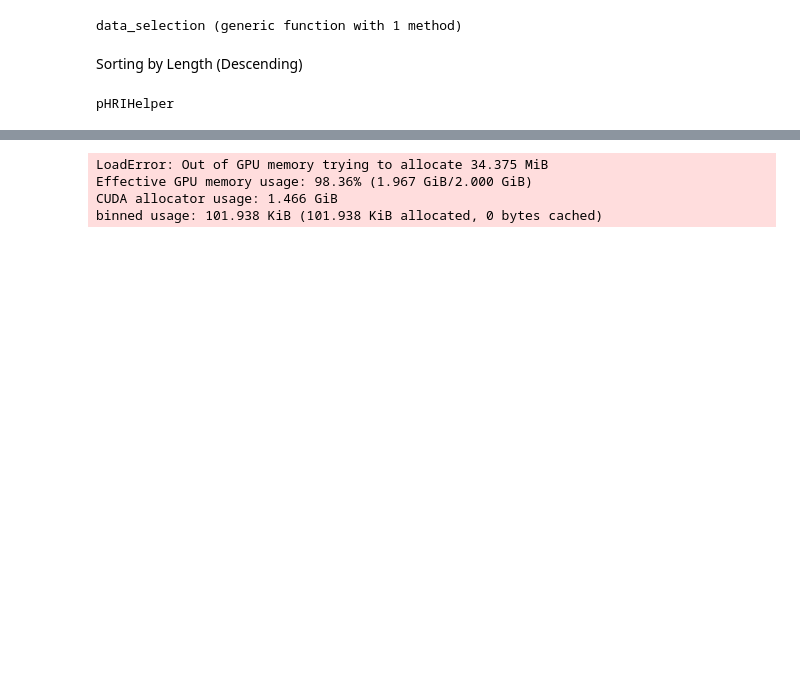
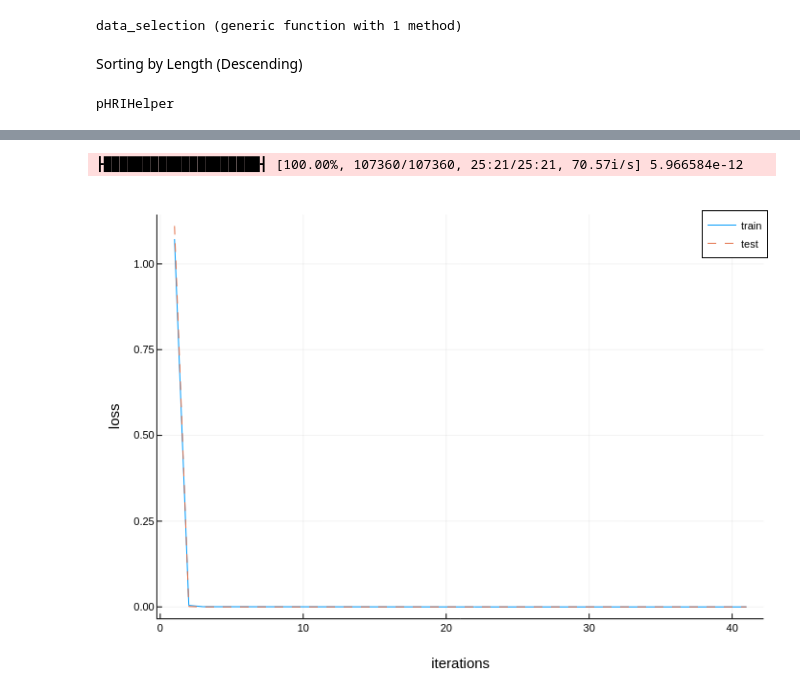
Before and after one commit to berkguler/comp541, a Jupyter notebook: v1_3.ipynb, the cells around one changed output, grey strips where cells are left out. Drawn from its saved outputs; the diff is of its cells as text; code cells hidden in the pictures; blank space fills up the shorter version.

```diff
--- a/v1_3.ipynb
+++ b/v1_3.ipynb
@@ -194,7 +227,7 @@ end
 
 function pHRITrainer(input_size, hidden_size, output_size, atype=array_type)
     hidden_input = Hidden(input_size,hidden_size)
-    rnn = RNN(hidden_size,hidden_size; numLayers=2,rnnType=:lstm);
+    rnn = RNN(hidden_size,hidden_size; numLayers=3,rnnType=:lstm);
     hidden = Linear(hidden_size,output_size)
     return pHRITrainer(hidden_input,rnn, hidden)
 end
@@ -208,6 +241,10 @@ function (m::pHRITrainer)(x)
     return output;
 end
 
+function(m::pHRITrainer)(x,y)
+    nll(model(x),y;average=true)
+end
+
 function (m::pHRITrainer)(data::pHRIHelper)
     total_loss = 0
     count = 0
@@ -299,32 +341,0 @@ binned usage: 116.594 KiB (116.594 KiB allocated, 0 bytes cached)
-# %%
-function train!(model, trn, dev, tst...)
-    bestmodel, bestloss = deepcopy(model), loss(model, dev)
-    progress!(adam(model, trn), steps=1000) do y
-        losses = [ loss(model, d) for d in (dev,tst...) ]
-        if losses[1] < bestloss
-            bestmodel, bestloss = deepcopy(model), losses[1]
-        end
-        return (losses...,)
-    end
-    return bestmodel
-end
-
-function mytrain!(model::pHRITrainer, train_data::pHRIHelper, test_data::pHRIHelper,period::Int=10, iters::Int=500)
-    train_loss, test_loss = Any[],Any[]
-    for i in 0:period:iters
-        train_loss = [train_loss; model(train_data)]
-        test_loss = [test_loss; model(test_data)]
-        sgd!(model,take(cycle(train_data),period))
-    end
-    return 0:period:iters, train_loss, test_loss
-end
-
-iters, trnloss, tstloss = train!(model, dtrn, dtst)
-@info "mytrain! tests passed"
-plot(iters, trnloss, label="train", xlabel="iterations", ylabel="loss")
-plot!(iters, tstloss, label="test")
-# %% [output]
-LoadError: Out of GPU memory trying to allocate 34.375 MiB
-Effective GPU memory usage: 98.36% (1.967 GiB/2.000 GiB)
-CUDA allocator usage: 1.466 GiB
-binned usage: 101.938 KiB (101.938 KiB allocated, 0 bytes cached)
@@ -332,0 +342,12 @@ for x in takenth(progress(adam(model,lr=0.15,ncycle(dtrn,100))),dtrn.ninstances)
+# %%
+model,trnloss,tstloss = train!(model, trnx10, dtst,dtrn)
+
+default(fmt=:png,ls=:auto)
+plot(1:length(trnloss), trnloss, label="train", xlabel="iterations", ylabel="loss")
+plot!(1:length(tstloss), tstloss, label="test")
+
+#display(model(dtrn))
+#display(nll(model;data=dtrn))
+# %% [output]
+┣████████████████████┫ [100.00%, 107360/107360, 25:21/25:21, 70.57i/s] 5.966584e-12
+[figure, added]
```
Also changed, not shown: parts of 19 cells of this notebook.
